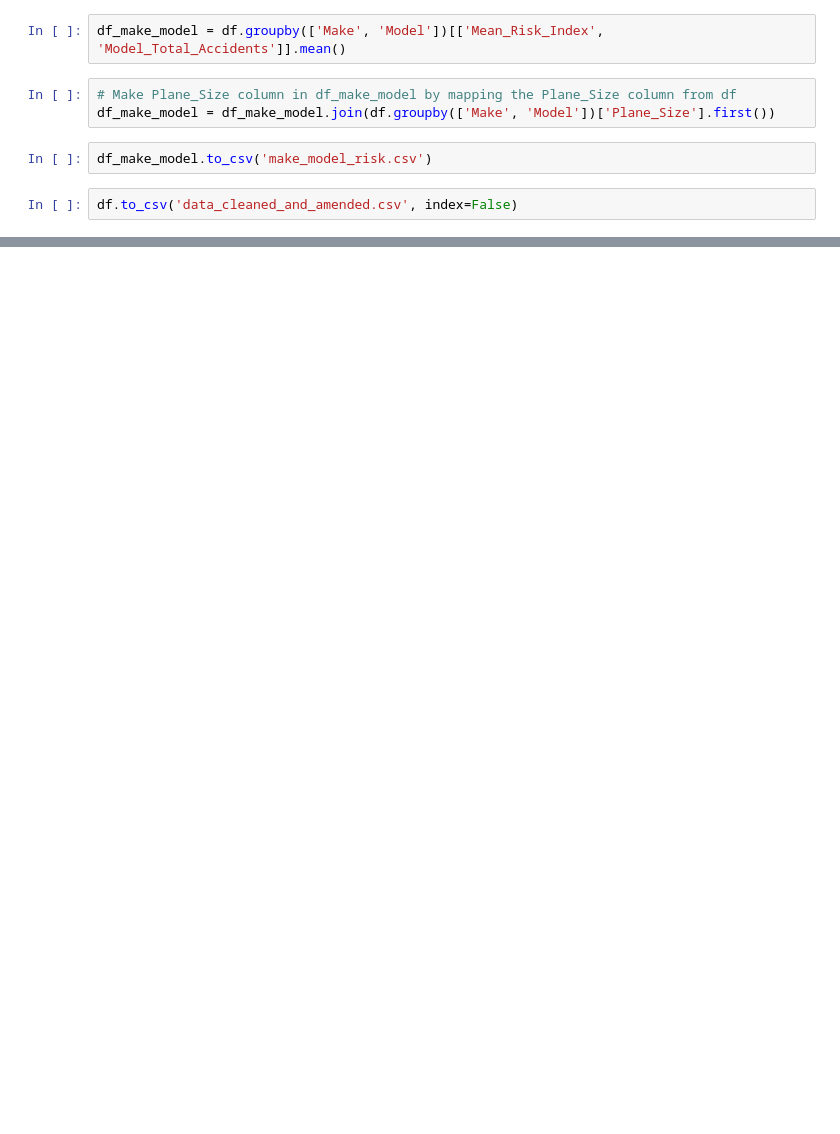
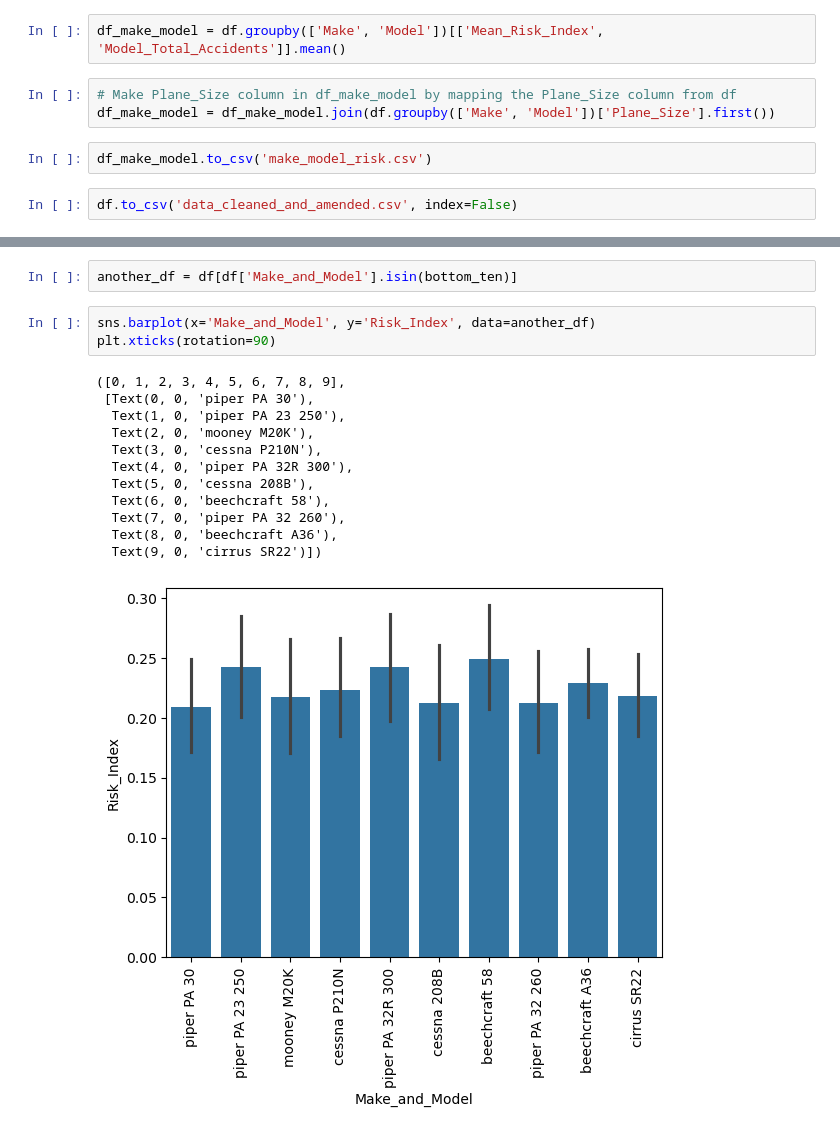
Before and after one commit to williambguo/ds-project1, a Jupyter notebook: Notebooks/EDA.ipynb, the cells around one changed output, grey strips where cells are left out. Drawn from its saved outputs; the diff is of its cells as text; blank space fills up the shorter version.

```diff
--- a/Notebooks/EDA.ipynb
+++ b/Notebooks/EDA.ipynb
@@ -216,0 +273,18 @@ df.to_csv('data_cleaned_and_amended.csv', index=False)
+# %%
+another_df = df[df['Make_and_Model'].isin(bottom_ten)]
+# %%
+sns.barplot(x='Make_and_Model', y='Risk_Index', data=another_df)
+plt.xticks(rotation=90)
+# %% [output]
+([0, 1, 2, 3, 4, 5, 6, 7, 8, 9],
+ [Text(0, 0, 'piper PA 30'),
+  Text(1, 0, 'piper PA 23 250'),
+  Text(2, 0, 'mooney M20K'),
+  Text(3, 0, 'cessna P210N'),
+  Text(4, 0, 'piper PA 32R 300'),
+  Text(5, 0, 'cessna 208B'),
+  Text(6, 0, 'beechcraft 58'),
+  Text(7, 0, 'piper PA 32 260'),
+  Text(8, 0, 'beechcraft A36'),
+  Text(9, 0, 'cirrus SR22')])
+[figure, added]
```
Also changed, not shown: parts of 14 cells of this notebook, 2 other files.
